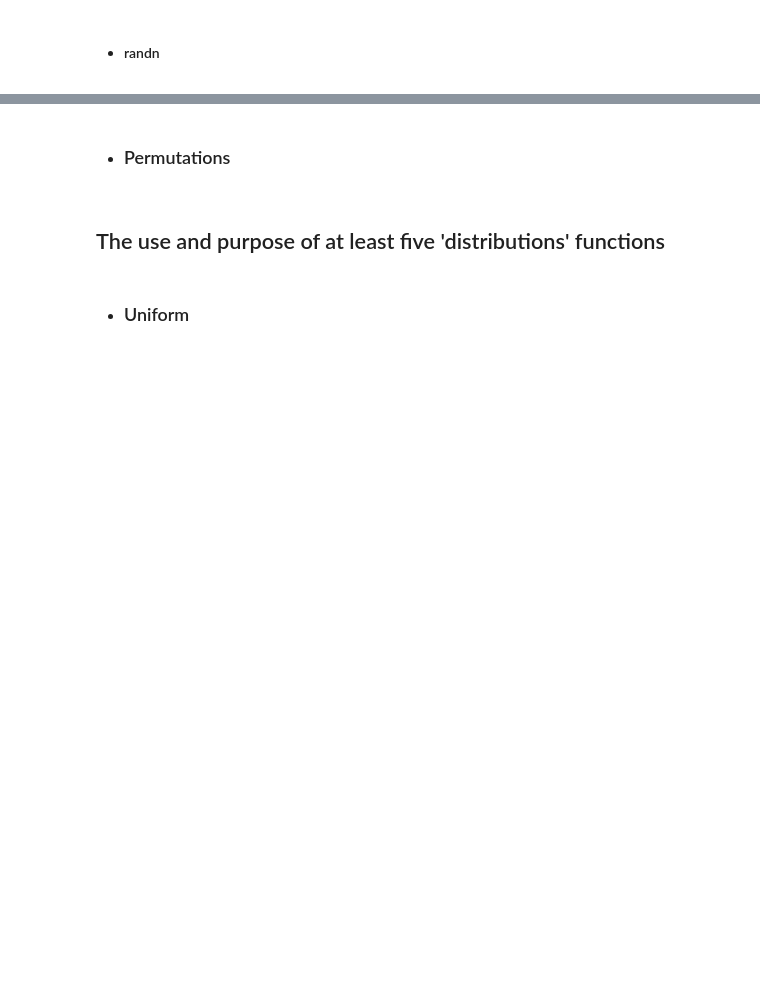
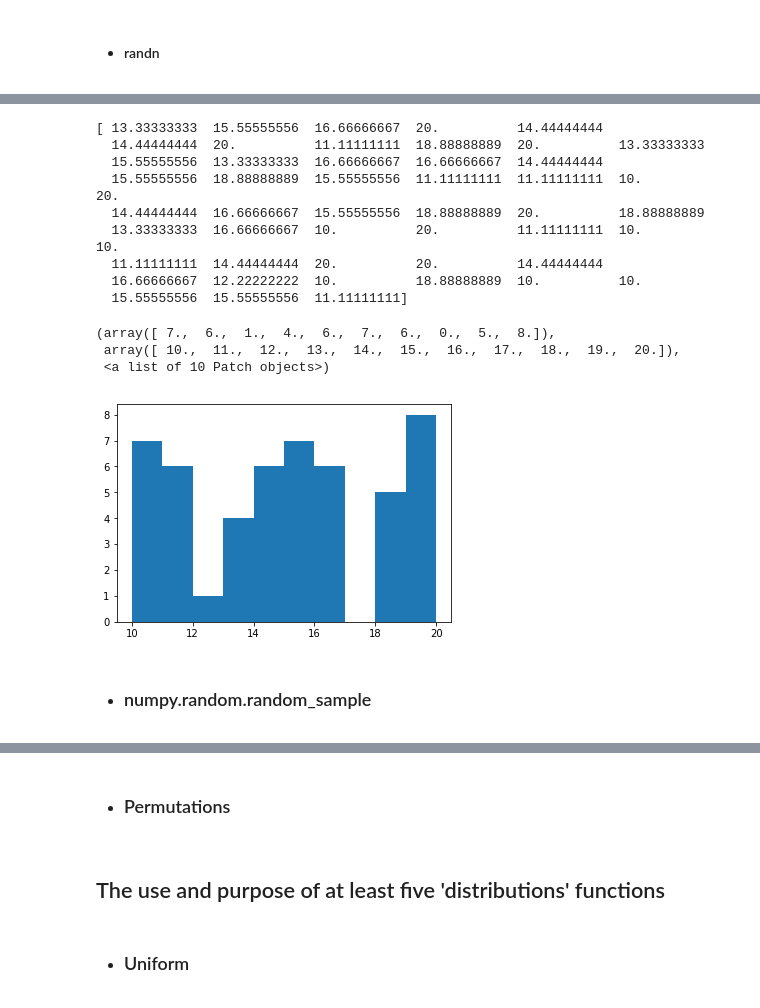
Before and after one commit to Osheah/p4da-numpy-random, a Jupyter notebook: numpy-random.ipynb, the cells around one changed output, grey strips where cells are left out. Cells and saved outputs as stored; diff of their text form; code cells hidden in the pictures; blank space fills up the shorter version.

```diff
--- a/numpy-random.ipynb
+++ b/numpy-random.ipynb
@@ -187,0 +557,22 @@ print(x)
+# %%
+a,b,N=10,20,10
+
+x=a + (b - a) * (np.random.random_integers(N, size=50) - 1) / (N - 1)
+print(x)
+plt.hist(x) # 50 random numbers from 10 evenly spaced spots between 10 and 20 inclusive
+# %% [output]
+[ 13.33333333  15.55555556  16.66666667  20.          14.44444444
+  14.44444444  20.          11.11111111  18.88888889  20.          13.33333333
+  15.55555556  13.33333333  16.66666667  16.66666667  14.44444444
+  15.55555556  18.88888889  15.55555556  11.11111111  11.11111111  10.          20.
+  14.44444444  16.66666667  15.55555556  18.88888889  20.          18.88888889
+  13.33333333  16.66666667  10.          20.          11.11111111  10.          10.
+  11.11111111  14.44444444  20.          20.          14.44444444
+  16.66666667  12.22222222  10.          18.88888889  10.          10.
+  15.55555556  15.55555556  11.11111111]
+(array([ 7.,  6.,  1.,  4.,  6.,  7.,  6.,  0.,  5.,  8.]),
+ array([ 10.,  11.,  12.,  13.,  14.,  15.,  16.,  17.,  18.,  19.,  20.]),
+ <a list of 10 Patch objects>)
+[figure, added]
+# %% [markdown]
+- ### numpy.random.random_sample
```
Also changed, not shown: parts of 62 cells of this notebook.
